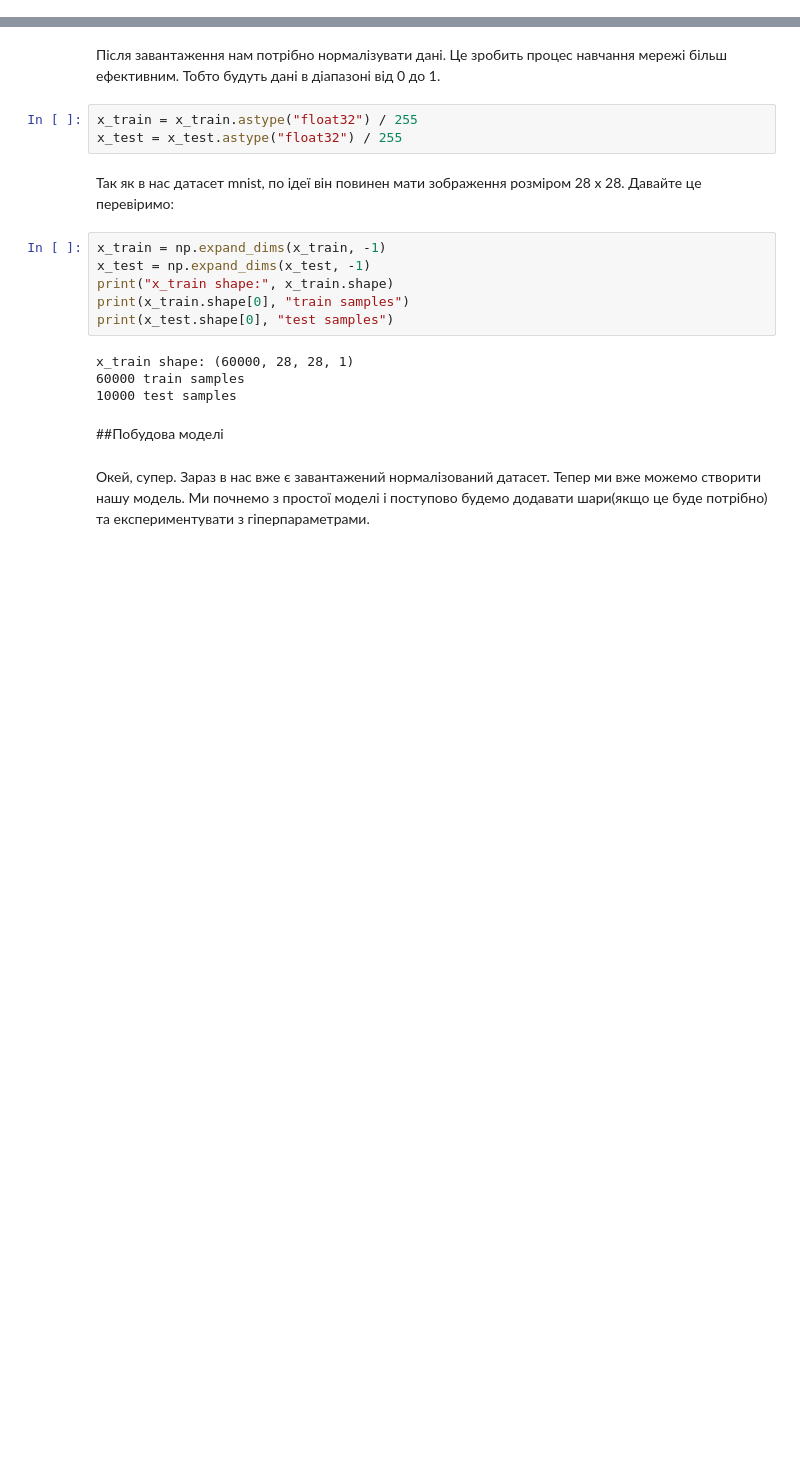
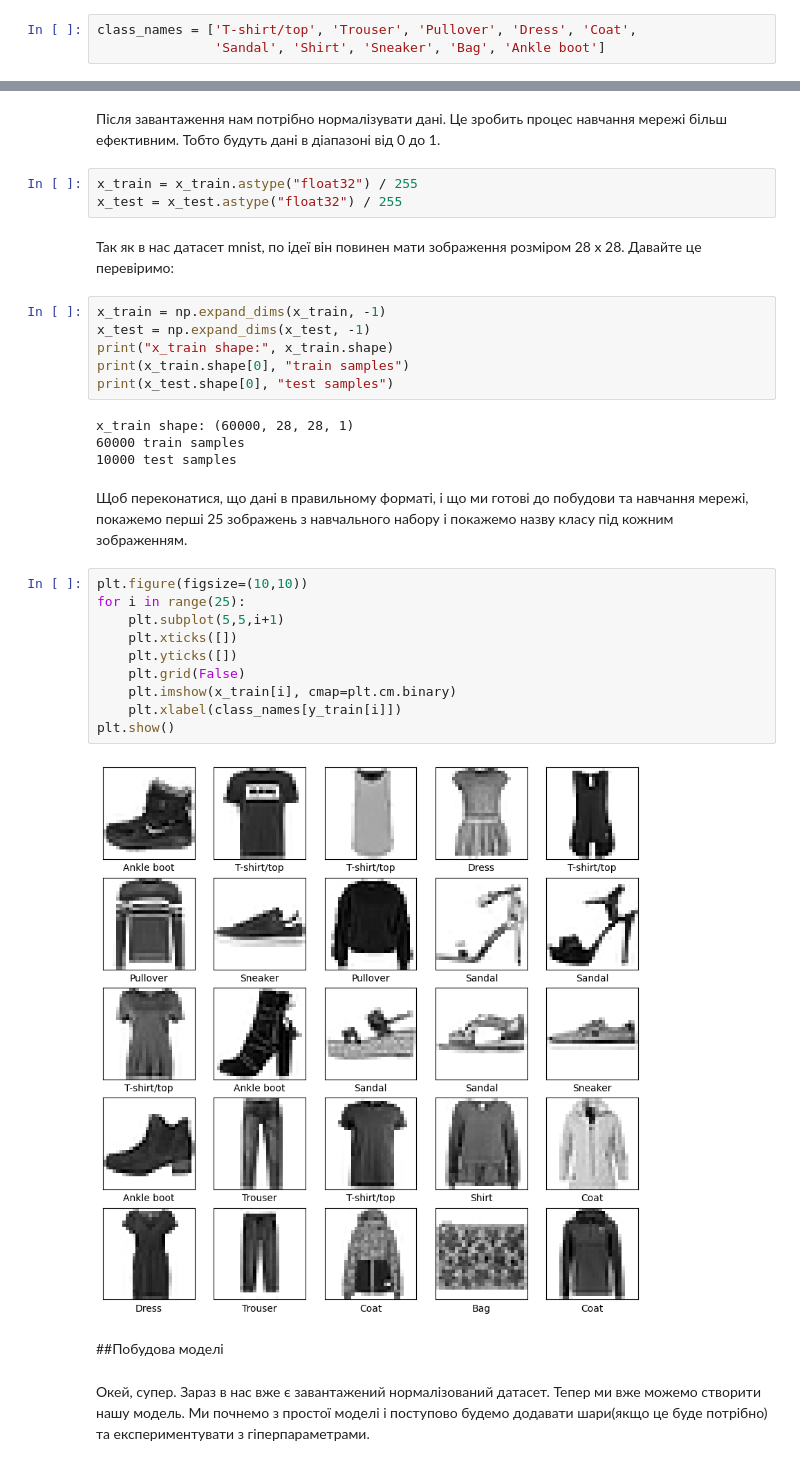
Before and after one commit to Korniev/Data-Sciense, a Jupyter notebook: hw_09/hw_09.ipynb, the cells around one changed output, grey strips where cells are left out. Drawn from its saved outputs; the diff is of its cells as text; blank space fills up the shorter version.

```diff
--- a/hw_09/hw_09.ipynb
+++ b/hw_09/hw_09.ipynb
@@ -31,0 +27,3 @@ Downloading data from https://storage.googleapis.com/tensorflow/tf-keras-dataset
+# %%
+class_names = ['T-shirt/top', 'Trouser', 'Pullover', 'Dress', 'Coat',
+               'Sandal', 'Shirt', 'Sneaker', 'Bag', 'Ankle boot']
@@ -46,6 +54,20 @@ print(x_test.shape[0], "test samples")
 x_train shape: (60000, 28, 28, 1)
 60000 train samples
 10000 test samples
+# %% [markdown]
+Щоб переконатися, що дані в правильному форматі, і що ми готові до побудови та навчання мережі, покажемо перші 25 зображень з навчального набору і покажемо назву класу під кожним зображенням.
+# %%
+plt.figure(figsize=(10,10))
+for i in range(25):
+    plt.subplot(5,5,i+1)
+    plt.xticks([])
+    plt.yticks([])
+    plt.grid(False)
+    plt.imshow(x_train[i], cmap=plt.cm.binary)
+    plt.xlabel(class_names[y_train[i]])
+plt.show()
+# %% [output]
+[figure, added]
 # %% [markdown]
 ##Побудова моделі
 # %% [markdown]
```
Also changed, not shown: parts of 20 cells of this notebook.
